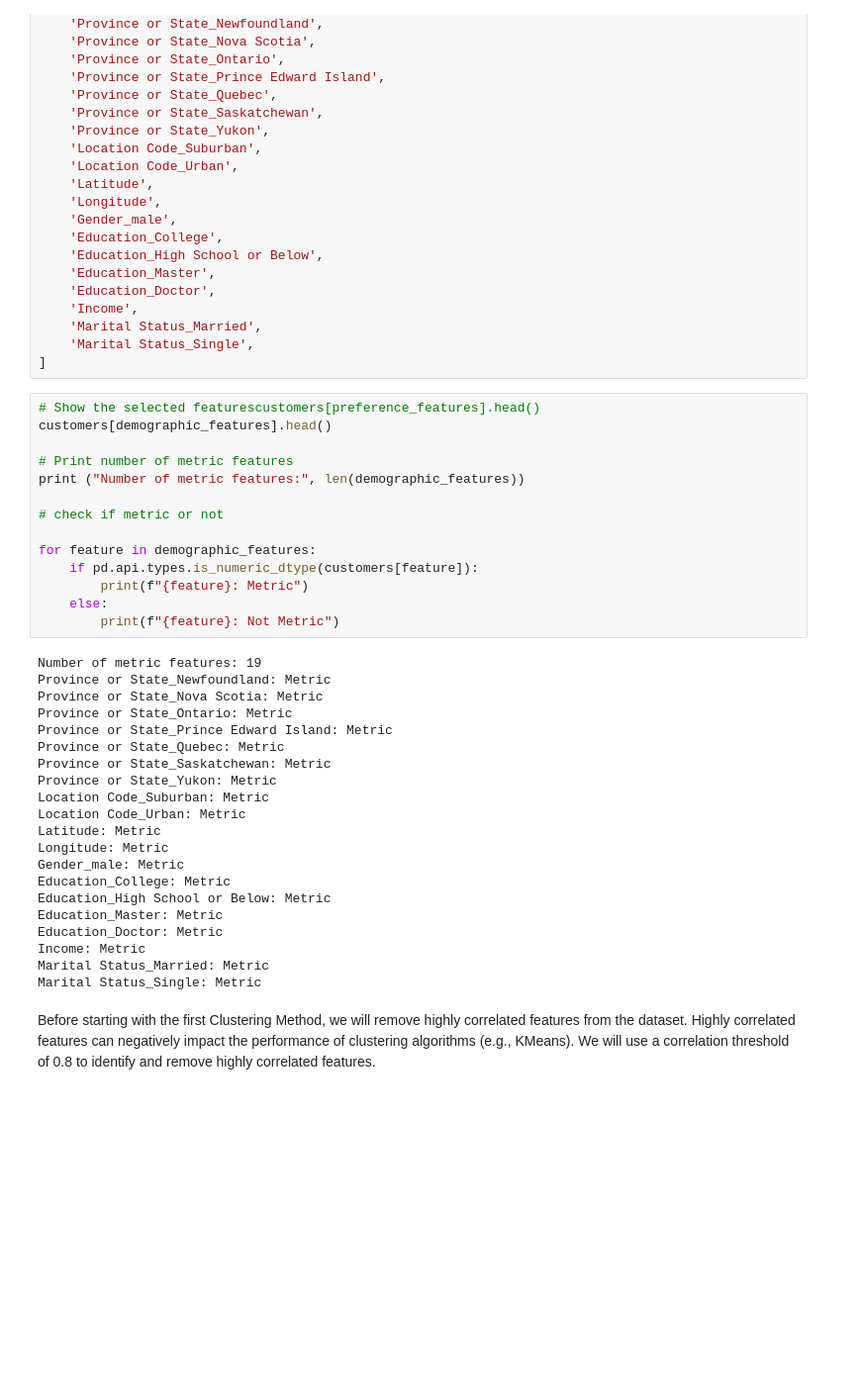
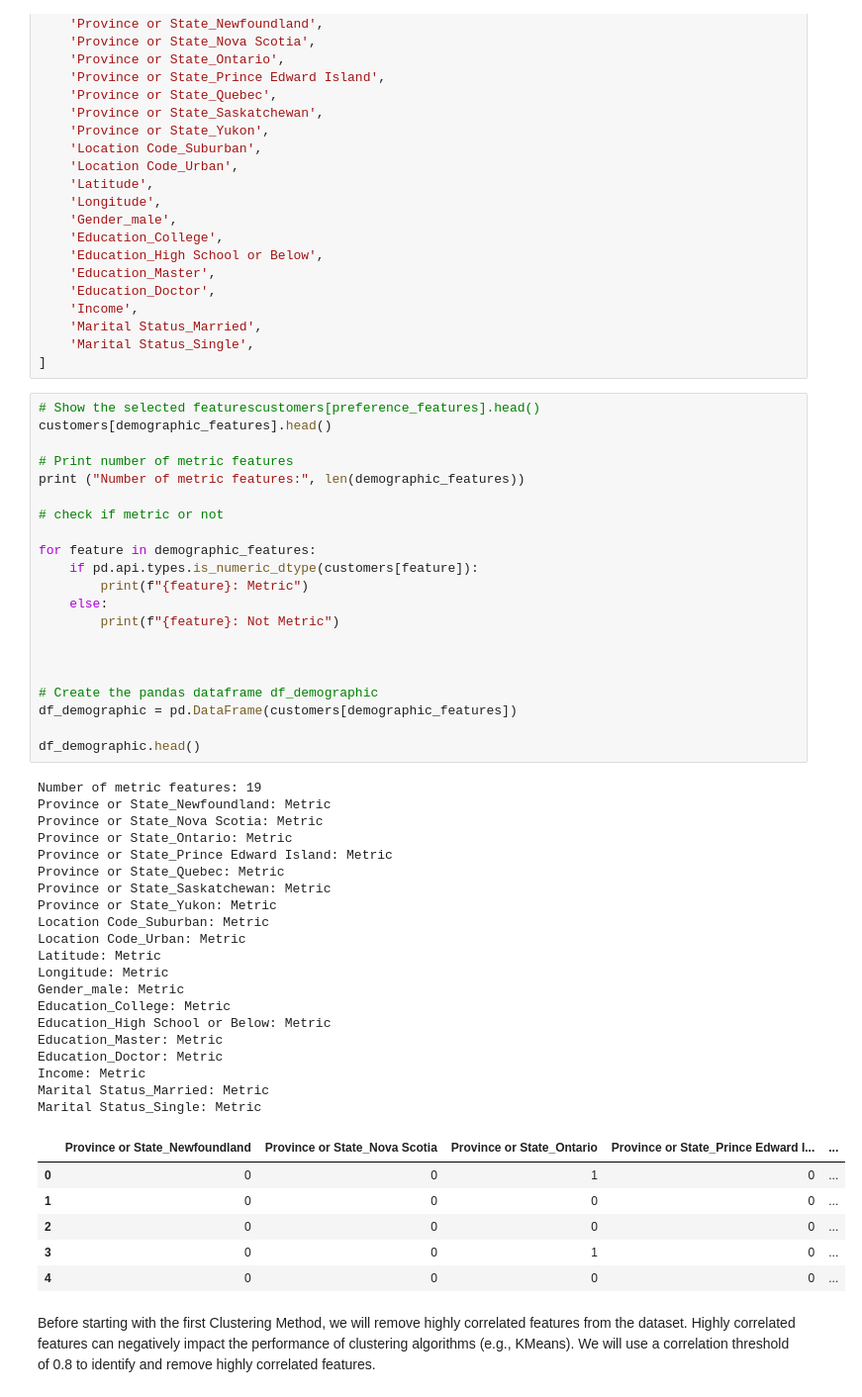
Before and after one commit to Mehmet1700/DataMining2025, a Jupyter notebook: notebooks_deliverable2/03_Clustering_Demographic_updated.ipynb, the cells around one changed output. Shown: that part at 99% size. Saved outputs shown, nothing was run; the diff lists cells and outputs as text; blank space fills up the shorter version.

```diff
--- a/notebooks_deliverable2/03_Clustering_Demographic_updated.ipynb
+++ b/notebooks_deliverable2/03_Clustering_Demographic_updated.ipynb
@@ -157,33 +162,46 @@ customers[demographic_features].head()
 print ("Number of metric features:", len(demographic_features))
 
 # check if metric or not
 
 for feature in demographic_features:
     if pd.api.types.is_numeric_dtype(customers[feature]):
         print(f"{feature}: Metric")
     else:
         print(f"{feature}: Not Metric")
+
+
+
+# Create the pandas dataframe df_demographic
+df_demographic = pd.DataFrame(customers[demographic_features])
+
+df_demographic.head()
 # %% [output]
 Number of metric features: 19
 Province or State_Newfoundland: Metric
 Province or State_Nova Scotia: Metric
 Province or State_Ontario: Metric
 Province or State_Prince Edward Island: Metric
 Province or State_Quebec: Metric
 Province or State_Saskatchewan: Metric
 Province or State_Yukon: Metric
 Location Code_Suburban: Metric
 Location Code_Urban: Metric
 Latitude: Metric
 Longitude: Metric
 Gender_male: Metric
 Education_College: Metric
 Education_High School or Below: Metric
 Education_Master: Metric
 Education_Doctor: Metric
 Income: Metric
 Marital Status_Married: Metric
 Marital Status_Single: Metric
+|  | Province or State_Newfoundland | Province or State_Nova Scotia | Province or State_Ontario | Province or State_Prince Edward I... | ... |
+| 0 | 0 | 0 | 1 | 0 | ... |
+| 1 | 0 | 0 | 0 | 0 | ... |
+| 2 | 0 | 0 | 0 | 0 | ... |
+| 3 | 0 | 0 | 1 | 0 | ... |
+| 4 | 0 | 0 | 0 | 0 | ... |
 # %% [markdown]
 Before starting with the first Clustering Method, we will remove highly correlated features from the dataset. Highly correlated features can negatively impact the performance of clustering algorithms (e.g., KMeans). We will use a correlation threshold of 0.8 to identify and remove highly correlated features.
 # %%
```
Also changed, not shown: parts of 13 cells of this notebook, 3 other files.
